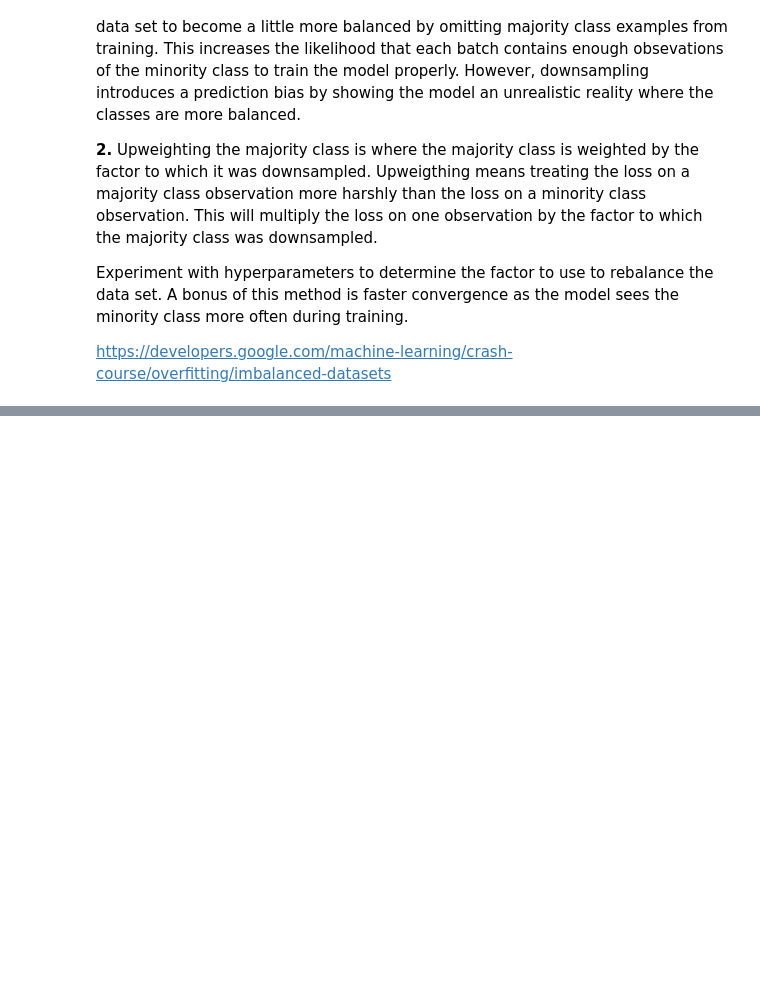
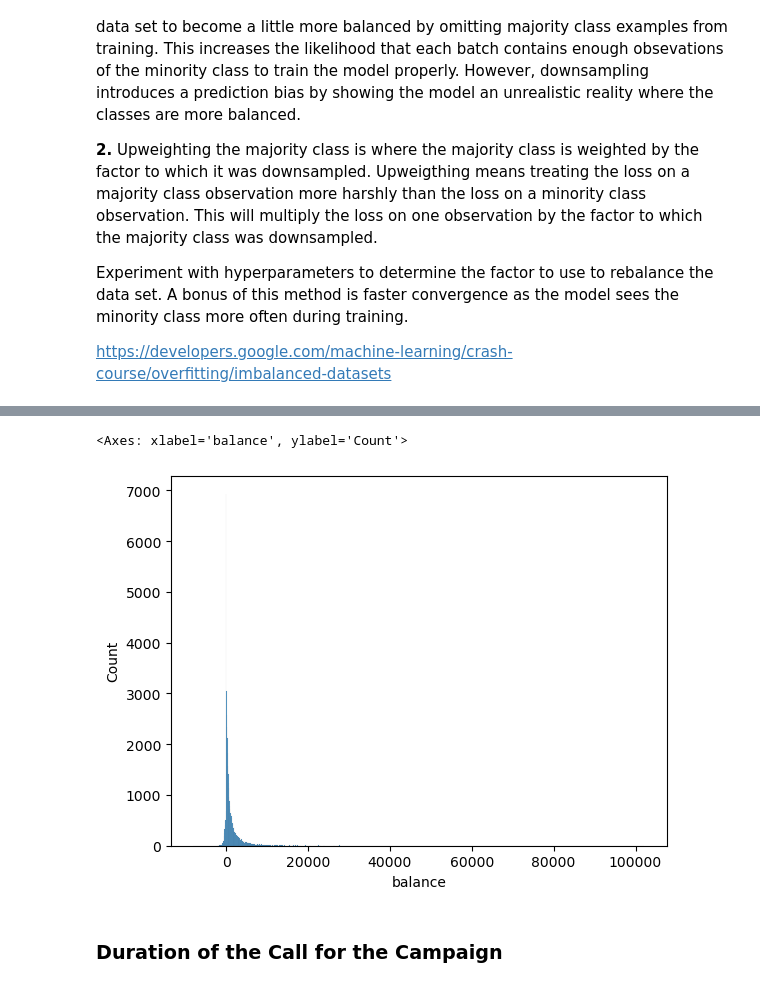
Before and after one commit to lucas-ben/mba-business-analytics, a Jupyter notebook: courses/machine-learning/Assignment 1/Bank Marketing Data/assignment_workbook.ipynb, the cells around one changed output, grey strips where cells are left out. Saved outputs shown, nothing was run; the diff lists cells and outputs as text; code cells hidden in the pictures; blank space fills up the shorter version.

```diff
--- a/courses/machine-learning/Assignment 1/Bank Marketing Data/assignment_workbook.ipynb
+++ b/courses/machine-learning/Assignment 1/Bank Marketing Data/assignment_workbook.ipynb
@@ -214,0 +296,8 @@ df_train.describe()
+# %%
+sns.histplot(df_train['balance']) # tehre are some unusually high outliers pulling the mean upward
+# data is right skewed
+# %% [output]
+<Axes: xlabel='balance', ylabel='Count'>
+[figure, added]
+# %% [markdown]
+### **Duration of the Call for the Campaign**
```
Also changed, not shown: parts of 18 cells of this notebook.
